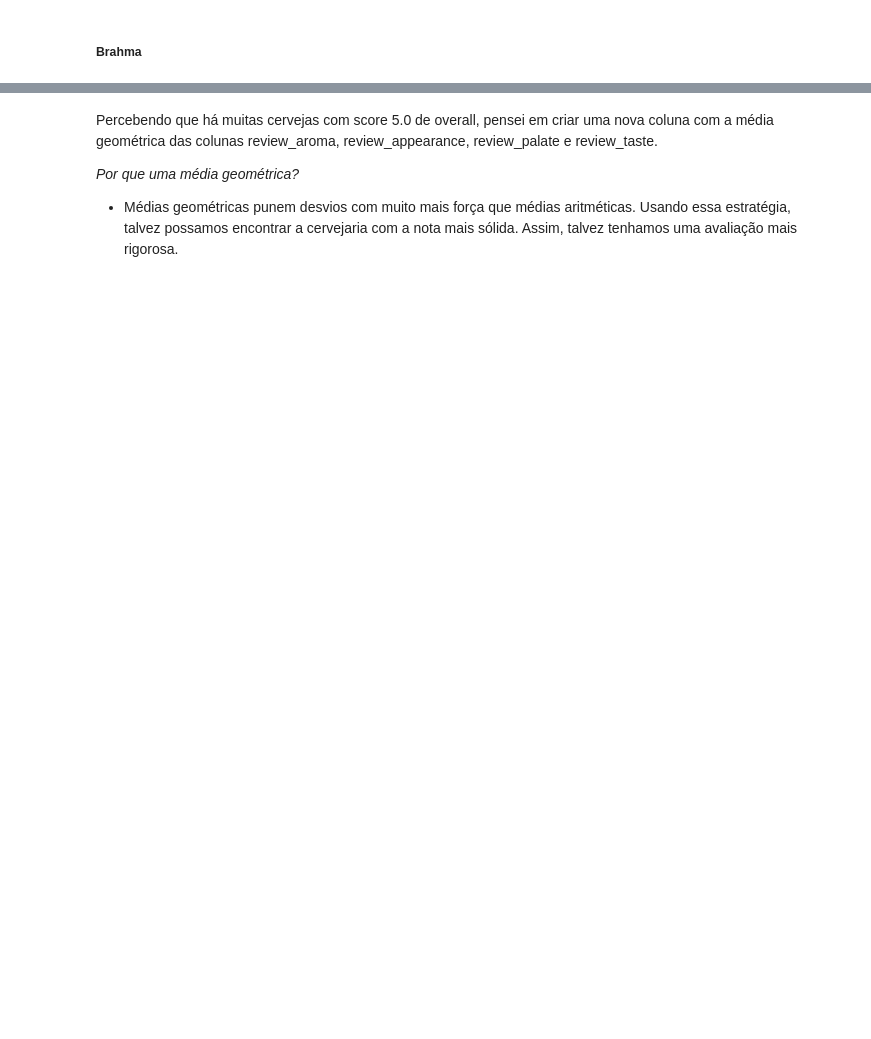
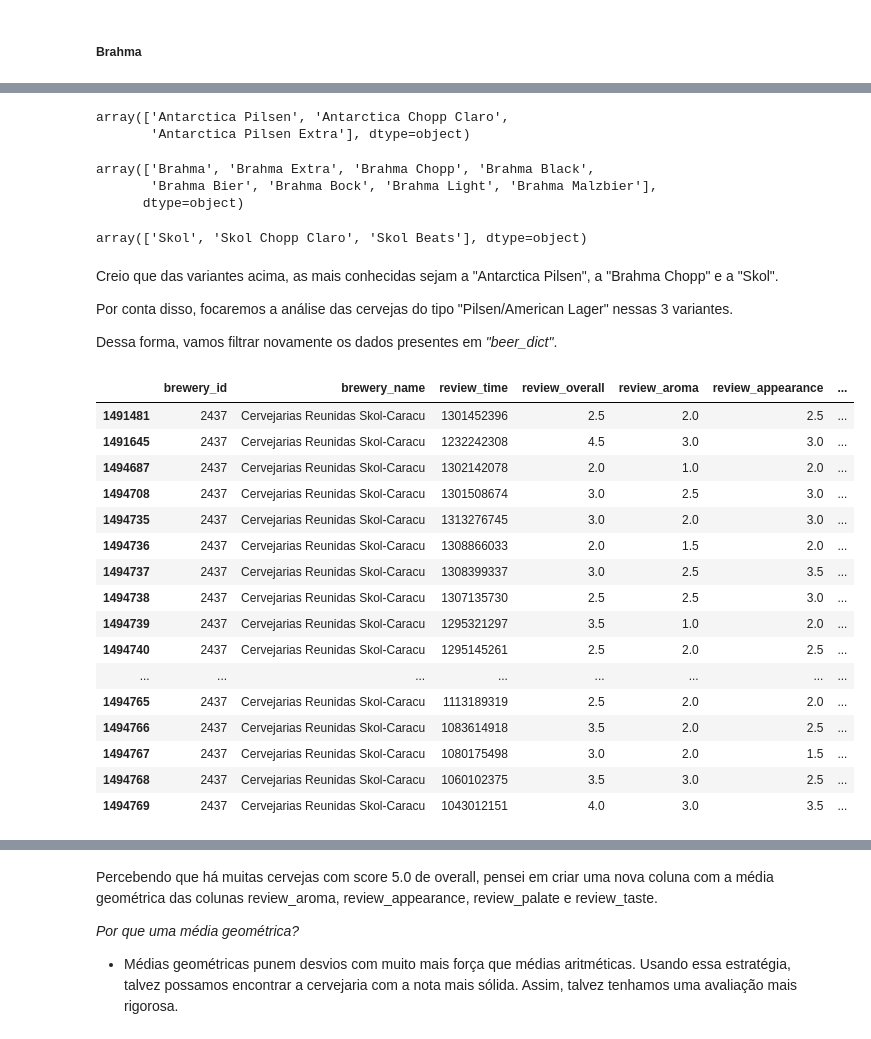
Before and after one commit to fea-dev-usp/analise-da-breja, a Jupyter notebook: Notas de Breja por Cervejaria.ipynb, the cells around one changed output, grey strips where cells are left out. Saved outputs shown, nothing was run; the diff lists cells and outputs as text; code cells hidden in the pictures; blank space fills up the shorter version.

```diff
--- a/Notas de Breja por Cervejaria.ipynb
+++ b/Notas de Breja por Cervejaria.ipynb
@@ -177,4 +349,15 @@ data[data['beer_name'].str.startswith('Antarctica', na=False)]['brewery_name'].u
+# %%
+# Variantes da cerveja "Antarctica"
+
+beer_dict['Pilsen/American Lager']['Antarctica']['beer_name'].unique()
+# %% [output]
+array(['Antarctica Pilsen', 'Antarctica Chopp Claro',
+       'Antarctica Pilsen Extra'], dtype=object)
 # %%
-# Quem produz a cerveja 'Brahma' (Pilsen / American Lager) ?
+# Variantes da cerveja "Brahma"
 
-data[data['beer_name'].str.startswith('Brahma',na=False)]['brewery_name'].unique()
+beer_dict['Pilsen/American Lager']['Brahma']['beer_name'].unique()
+# %% [output]
+array(['Brahma', 'Brahma Extra', 'Brahma Chopp', 'Brahma Black',
+       'Brahma Bier', 'Brahma Bock', 'Brahma Light', 'Brahma Malzbier'],
+      dtype=object)
@@ -185,0 +364,37 @@ reviews[reviews['brewery_name'] == 'Companhia Cervejaria Brahma']['beer_name'].u
+# %%
+# Variantes da cerveja "Skol"
+
+beer_dict['Pilsen/American Lager']['Skol']['beer_name'].unique()
+# %% [output]
+array(['Skol', 'Skol Chopp Claro', 'Skol Beats'], dtype=object)
+# %% [markdown]
+Creio que das variantes acima, as mais conhecidas sejam a "Antarctica Pilsen", a "Brahma Chopp" e a "Skol".
+
+Por conta disso, focaremos a análise das cervejas do tipo "Pilsen/American Lager" nessas 3 variantes.
+
+Dessa forma, vamos filtrar novamente os dados presentes em *"beer_dict"*.
+# %%
+# Filtra os dados da cerveja "Skol" para eliminar todas as variantes, com exceção da variante "Skol".
+filtered_skol_data = beer_dict['Pilsen/American Lager']['Skol'][beer_dict['Pilsen/American Lager']['Skol']['beer_name'] == 'Skol']
+# Guarda os dados filtrados em "beer_dict".
+beer_dict['Pilsen/American Lager']['Skol'] = filtered_skol_data
+# Exibe os dados filtrados.
+beer_dict['Pilsen/American Lager']['Skol']
+# %% [output]
+|  | brewery_id | brewery_name | review_time | review_overall | review_aroma | review_appearance | ... |
+| 1491481 | 2437 | Cervejarias Reunidas Skol-Caracu | 1301452396 | 2.5 | 2.0 | 2.5 | ... |
+| 1491645 | 2437 | Cervejarias Reunidas Skol-Caracu | 1232242308 | 4.5 | 3.0 | 3.0 | ... |
+| 1494687 | 2437 | Cervejarias Reunidas Skol-Caracu | 1302142078 | 2.0 | 1.0 | 2.0 | ... |
+| 1494708 | 2437 | Cervejarias Reunidas Skol-Caracu | 1301508674 | 3.0 | 2.5 | 3.0 | ... |
+| 1494735 | 2437 | Cervejarias Reunidas Skol-Caracu | 1313276745 | 3.0 | 2.0 | 3.0 | ... |
+| 1494736 | 2437 | Cervejarias Reunidas Skol-Caracu | 1308866033 | 2.0 | 1.5 | 2.0 | ... |
+| 1494737 | 2437 | Cervejarias Reunidas Skol-Caracu | 1308399337 | 3.0 | 2.5 | 3.5 | ... |
+| 1494738 | 2437 | Cervejarias Reunidas Skol-Caracu | 1307135730 | 2.5 | 2.5 | 3.0 | ... |
+| 1494739 | 2437 | Cervejarias Reunidas Skol-Caracu | 1295321297 | 3.5 | 1.0 | 2.0 | ... |
+| 1494740 | 2437 | Cervejarias Reunidas Skol-Caracu | 1295145261 | 2.5 | 2.0 | 2.5 | ... |
+| ... | ... | ... | ... | ... | ... | ... | ... |
+| 1494765 | 2437 | Cervejarias Reunidas Skol-Caracu | 1113189319 | 2.5 | 2.0 | 2.0 | ... |
+| 1494766 | 2437 | Cervejarias Reunidas Skol-Caracu | 1083614918 | 3.5 | 2.0 | 2.5 | ... |
+| 1494767 | 2437 | Cervejarias Reunidas Skol-Caracu | 1080175498 | 3.0 | 2.0 | 1.5 | ... |
+| 1494768 | 2437 | Cervejarias Reunidas Skol-Caracu | 1060102375 | 3.5 | 3.0 | 2.5 | ... |
+| 1494769 | 2437 | Cervejarias Reunidas Skol-Caracu | 1043012151 | 4.0 | 3.0 | 3.5 | ... |
```
Also changed, not shown: parts of 62 cells of this notebook.
